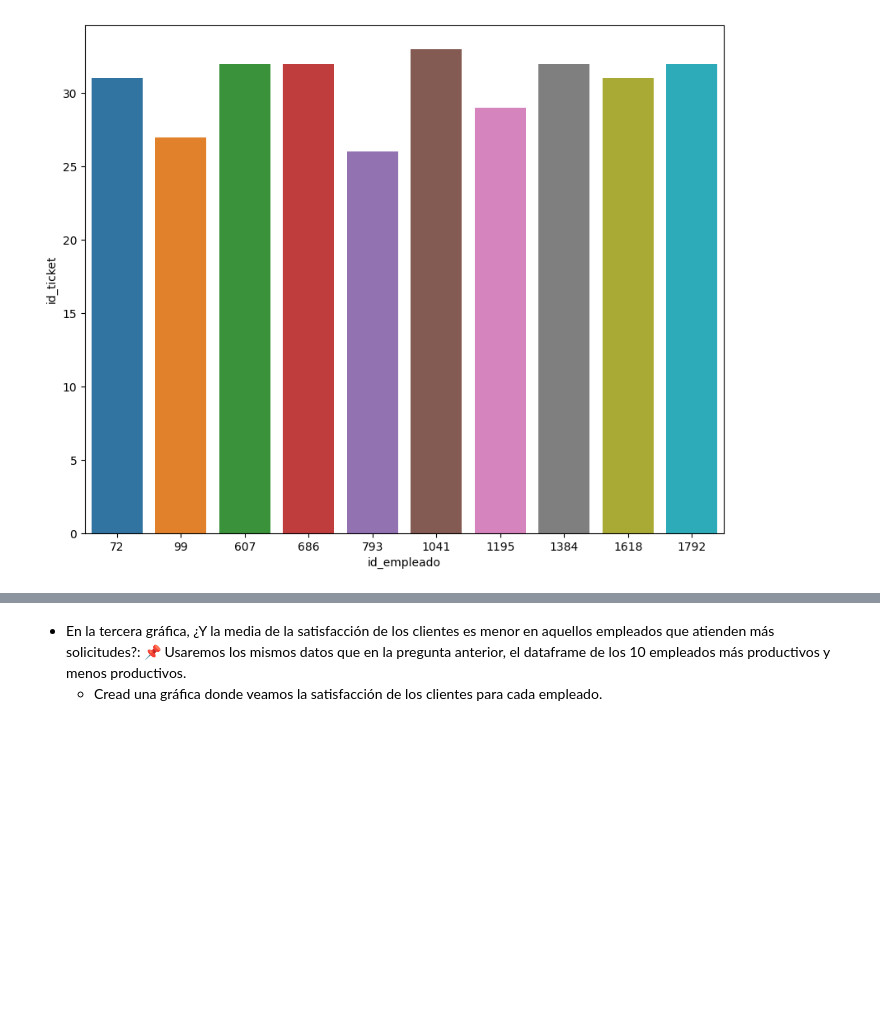
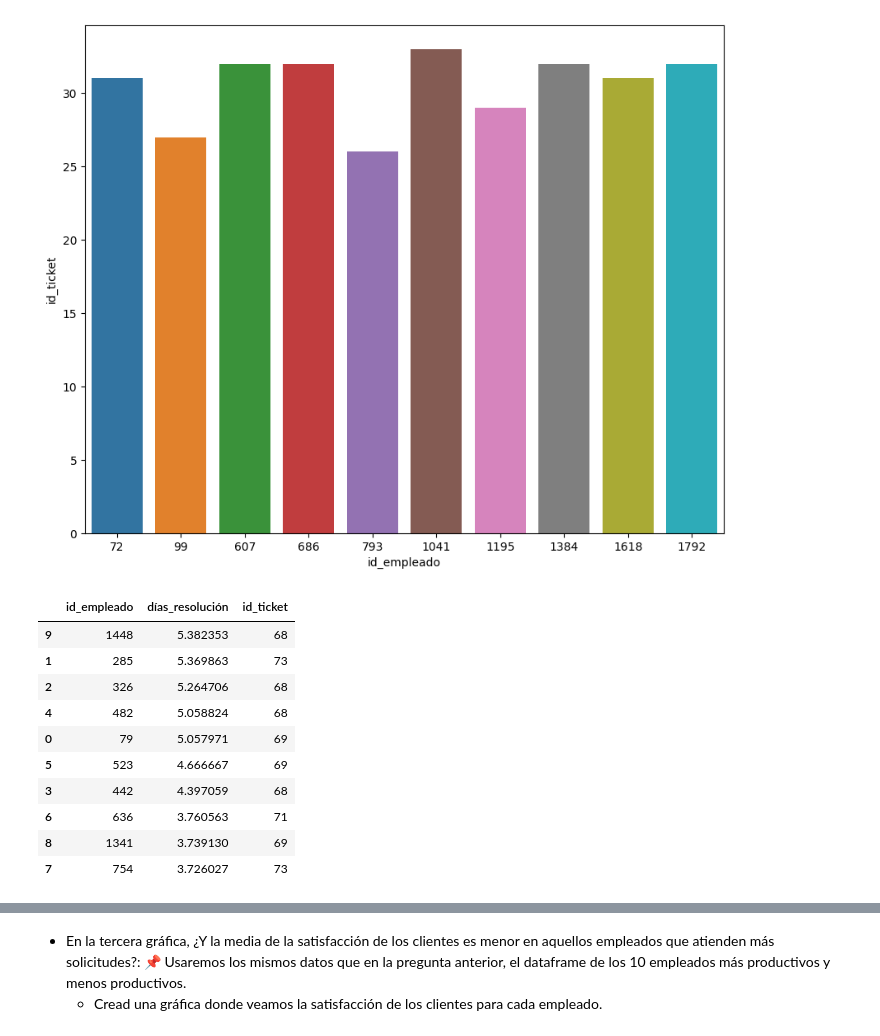
Before and after one commit to anane3373/promoE_modulo2_sprint2_pairprogramming_AnaGuardiayAndreaCabrera, a Jupyter notebook: EDA_pair/EDA3_18_8.ipynb, the cells around one changed output, grey strips where cells are left out. Saved outputs shown, nothing was run; the diff lists cells and outputs as text; code cells hidden in the pictures; blank space fills up the shorter version.

```diff
--- a/EDA_pair/EDA3_18_8.ipynb
+++ b/EDA_pair/EDA3_18_8.ipynb
@@ -178,3 +180,21 @@ sns.barplot(x = "id_empleado", y = "id_ticket", data = df_empleados_sort_ticket_
 # %% [output]
 <Axes: xlabel='id_empleado', ylabel='id_ticket'>
 [figure]
+# %%
+groupby3 = df.groupby("id_empleado")["días_resolución"].mean()
+df_groupby3 = pd.DataFrame(groupby3.reset_index())
+df_empleados_sort_dias_top = df_groupby3.merge(df_empleados_sort_ticket_top, on = "id_empleado")
+df_empleados_sort_dias_top = df_empleados_sort_dias_top.sort_values("días_resolución", ascending = False)
+df_empleados_sort_dias_top
+# %% [output]
+|  | id_empleado | días_resolución | id_ticket |
+| 9 | 1448 | 5.382353 | 68 |
+| 1 | 285 | 5.369863 | 73 |
+| 2 | 326 | 5.264706 | 68 |
+| 4 | 482 | 5.058824 | 68 |
+| 0 | 79 | 5.057971 | 69 |
+| 5 | 523 | 4.666667 | 69 |
+| 3 | 442 | 4.397059 | 68 |
+| 6 | 636 | 3.760563 | 71 |
+| 8 | 1341 | 3.739130 | 69 |
+| 7 | 754 | 3.726027 | 73 |
```
Also changed, not shown: parts of 13 cells of this notebook, 10 other files.
